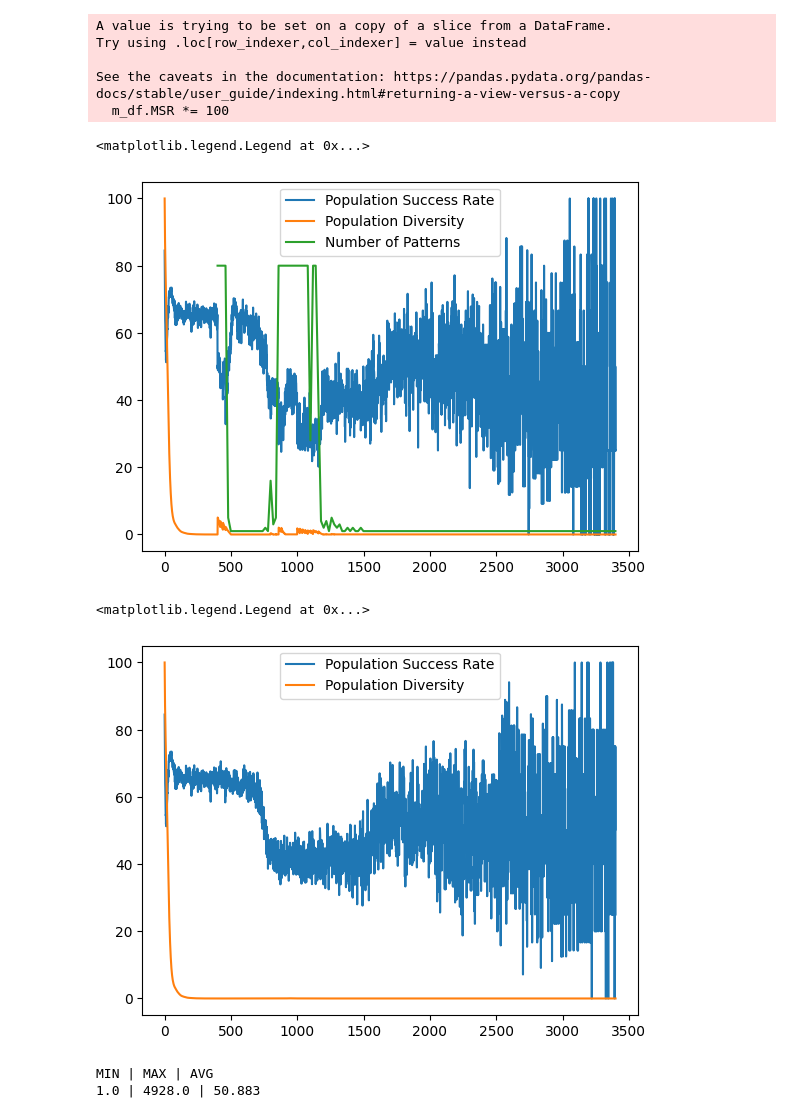
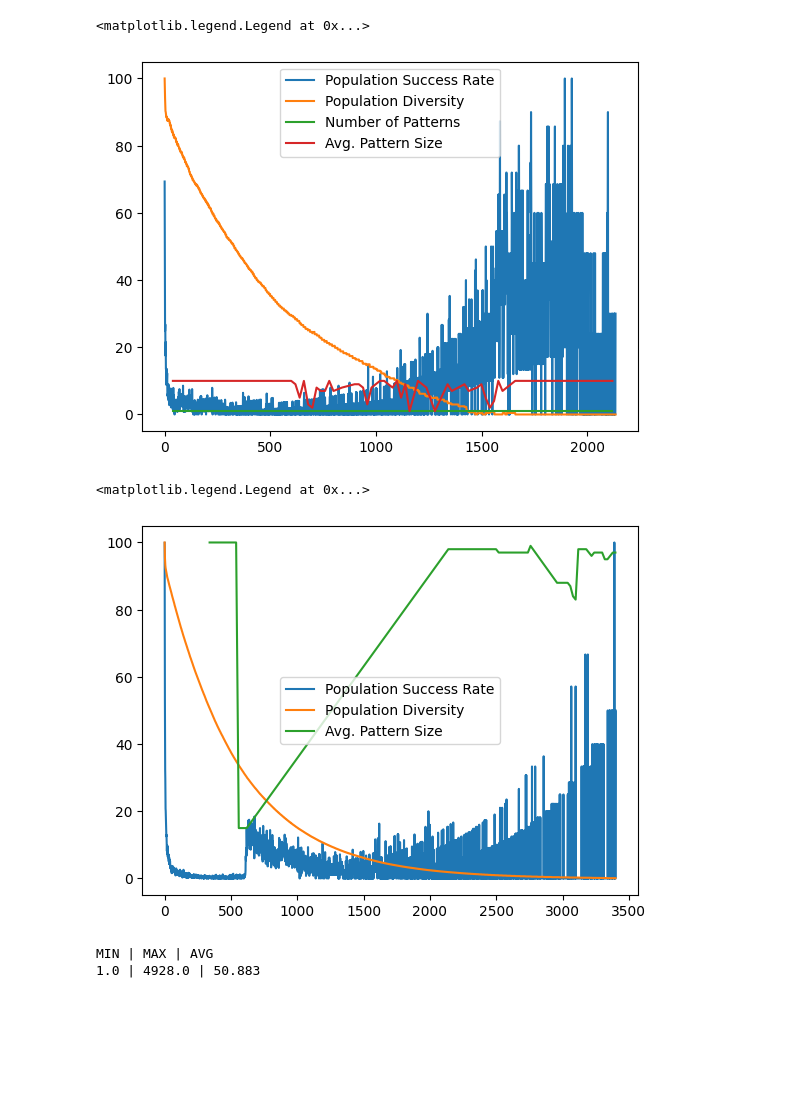
Before and after one commit to raphaelgoms/analysis-scripts, a Jupyter notebook: pattern_usage_strategy_analysis.ipynb, the cells around one changed output. Saved outputs shown, nothing was run; the diff lists cells and outputs as text; code cells hidden in the pictures; blank space fills up the shorter version.

```diff
--- a/pattern_usage_strategy_analysis.ipynb
+++ b/pattern_usage_strategy_analysis.ipynb
@@ -39,0 +40,11 @@ plt.legend()
+# %%
+# FP-MAX-LSHADE
+elite_rate = 0.1
+disc_step = 0.0098
+support = 95
+gen_step = 20
+sol_fill_strategy = "rand"
+
+config = f"--fpmaxlshade --crossgen --insert --er {elite_rate} --gs {gen_step} --h {disc_step} --s {support} --sf  --analysis --{sol_fill_strategy} "
+dm_filepath = BASE_PATH +  f"FP-MAX-LSHADE/{config}/D{D}/cec-f{function}/s{seed}/dm-effect.csv"
+dm_cost_filepath = BASE_PATH +  f"FP-MAX-LSHADE/{config}/D{D}/cec-f{function}/s{seed}/pop-costs.csv"
@@ -40,14 +110,8 @@ plt.legend()
 # %%
-df = pd.read_csv(filepath, sep=';')
+df = pd.read_csv(dm_filepath, sep=';')
 m_df = df.dropna()
 # %%
 m_df.MSR *= 100
-# %% [output]
-A value is trying to be set on a copy of a slice from a DataFrame.
-Try using .loc[row_indexer,col_indexer] = value instead
-
-See the caveats in the documentation: https://pandas.pydata.org/pandas-docs/stable/user_guide/indexing.html#returning-a-view-versus-a-copy
-  m_df.MSR *= 100
 # %%
 df.PSR /= df.PSR.max()
 df.PSR *= 100
@@ -57,13 +121,14 @@ df.PD *= 100
 # %%
 df.PSR.plot(label="Population Success Rate")
 df.PD.plot(label="Population Diversity")
-m_df.NP[m_df.NP < 1000].plot(label="Number of Patterns")
-#m_df.APS.plot(label="Avg. Pattern Size")
+m_df.NP.plot(label="Number of Patterns")
+m_df.APS.plot(label="Avg. Pattern Size")
 #m_df.MSR.plot()
+#cost_df[cost_df != -1].mean(axis=1).plot(label="Avg. Cost")
 plt.legend()
 # %% [output]
 <matplotlib.legend.Legend at 0x...>
-[figure, old version]
+[figure, new version]
 # %%
 df.PSR.plot(label="Population Success Rate")
 df.PD.plot(label="Population Diversity")
@@ -75,7 +140,7 @@ plt.legend()
 # LSHADE (no pattern influence):
 # %% [output]
 <matplotlib.legend.Legend at 0x...>
-[figure, old version]
+[figure, new version]
 # %%
 # Number of Patterns:
 print("MIN | MAX | AVG")
```
Also changed, not shown: parts of 10 cells of this notebook.
